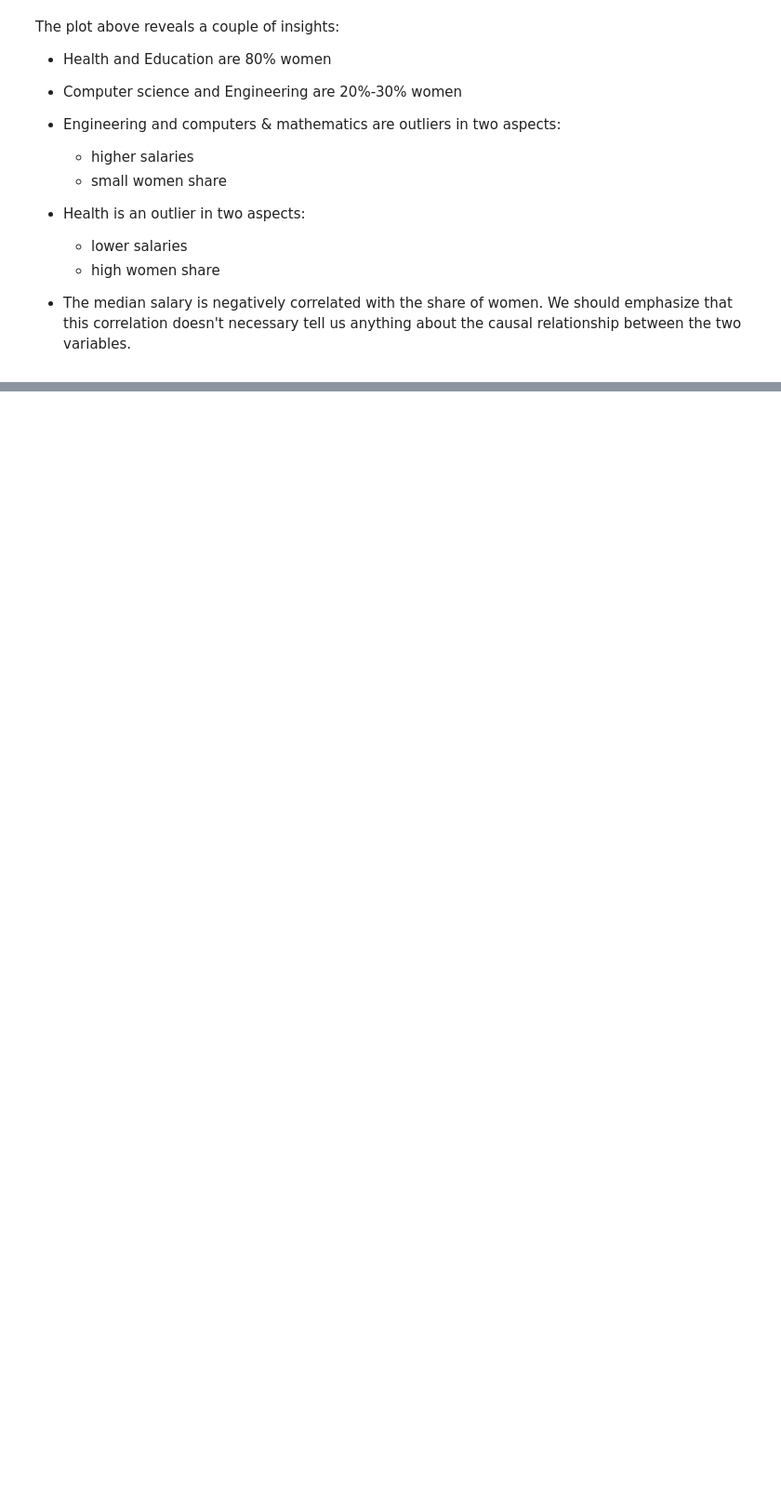
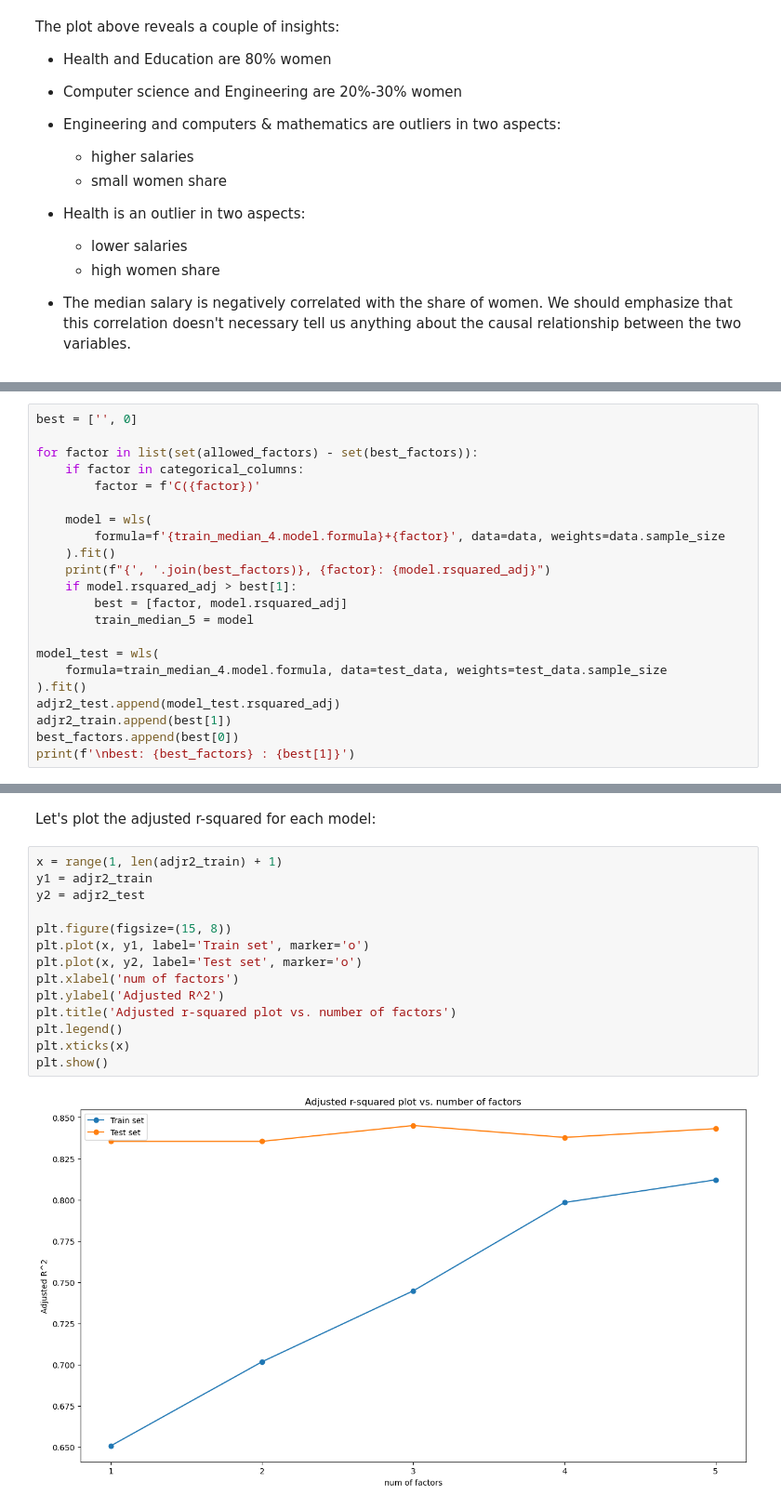
Before and after one commit to andersy005/ms-ds-notebooks, a Jupyter notebook: notebooks/college-majors-vs-salaries.ipynb, the cells around one changed output, grey strips where cells are left out. Shown at 93% size. Saved outputs shown, nothing was run; the diff lists cells and outputs as text; blank space fills up the shorter version.

```diff
--- a/notebooks/analysis.ipynb
+++ b/notebooks/college-majors-vs-salaries.ipynb
@@ -357,0 +528,22 @@ sm.graphics.abline_plot(model_results=model, ax=ax);
+# %%
+best = ['', 0]
+
+for factor in list(set(allowed_factors) - set(best_factors)):
+    if factor in categorical_columns:
+        factor = f'C({factor})'
+
+    model = wls(
+        formula=f'{train_median_4.model.formula}+{factor}', data=data, weights=data.sample_size
+    ).fit()
+    print(f"{', '.join(best_factors)}, {factor}: {model.rsquared_adj}")
+    if model.rsquared_adj > best[1]:
+        best = [factor, model.rsquared_adj]
+        train_median_5 = model
+
+model_test = wls(
+    formula=train_median_4.model.formula, data=test_data, weights=test_data.sample_size
+).fit()
+adjr2_test.append(model_test.rsquared_adj)
+adjr2_train.append(best[1])
+best_factors.append(best[0])
+print(f'\nbest: {best_factors} : {best[1]}')
@@ -357,0 +559,18 @@ sm.graphics.abline_plot(model_results=model, ax=ax);
+# %% [markdown]
+Let's plot the adjusted r-squared for each model:
+# %%
+x = range(1, len(adjr2_train) + 1)
+y1 = adjr2_train
+y2 = adjr2_test
+
+plt.figure(figsize=(15, 8))
+plt.plot(x, y1, label='Train set', marker='o')
+plt.plot(x, y2, label='Test set', marker='o')
+plt.xlabel('num of factors')
+plt.ylabel('Adjusted R^2')
+plt.title('Adjusted r-squared plot vs. number of factors')
+plt.legend()
+plt.xticks(x)
+plt.show()
+# %% [output]
+[figure, added]
```
Also changed, not shown: parts of 18 cells of this notebook.
